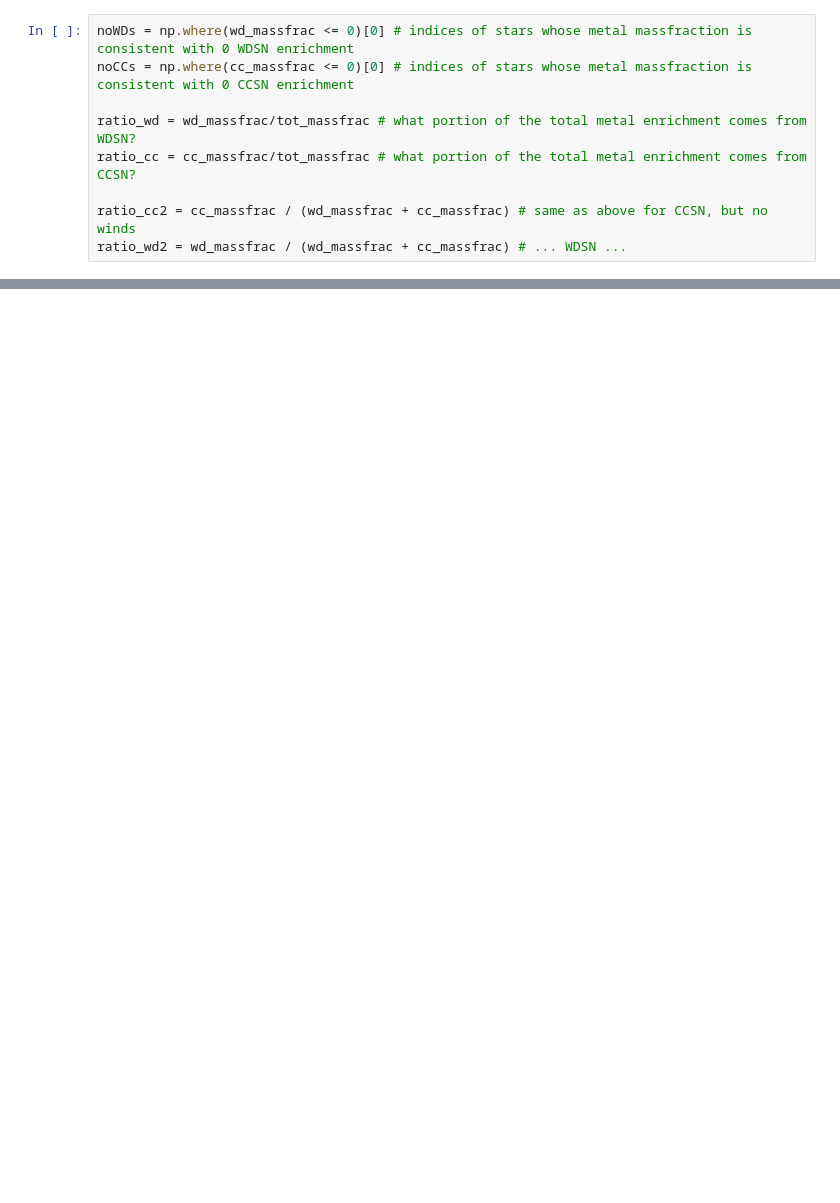
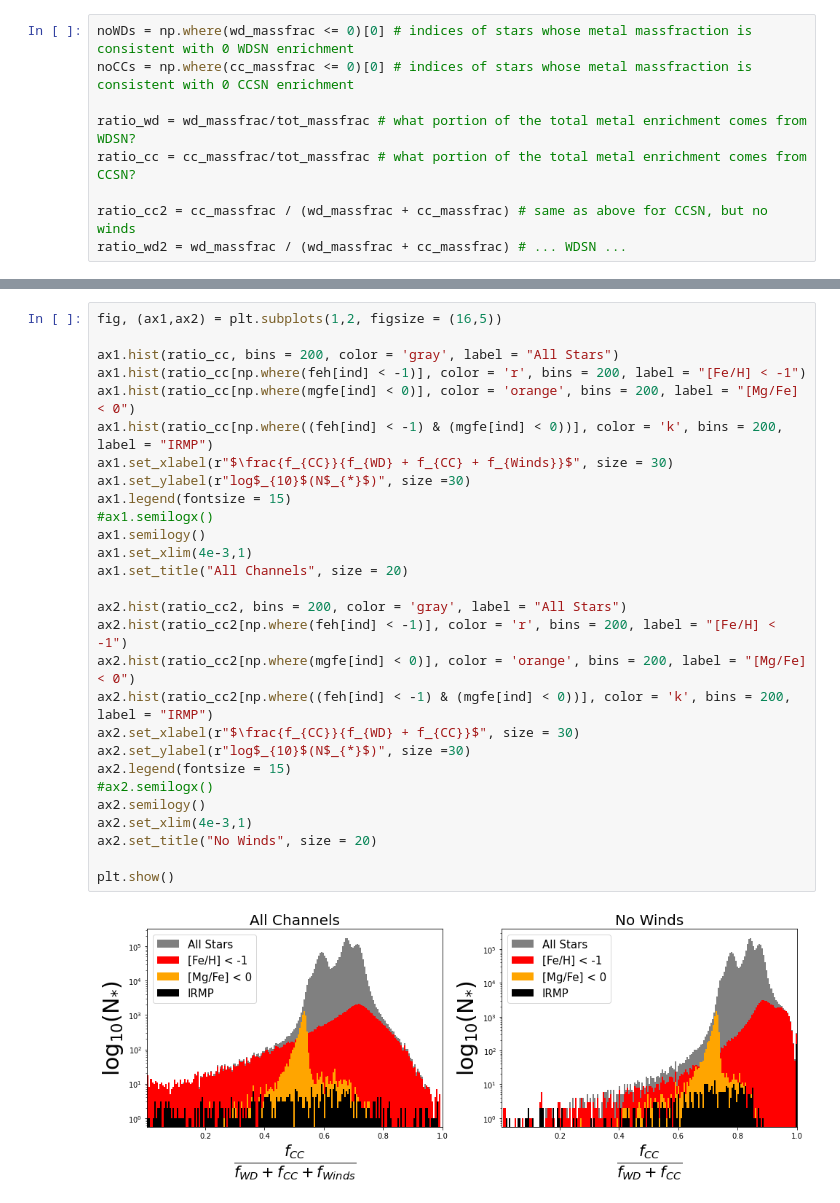
Before and after one commit to patelpb96/GizmoElementTracers, a Jupyter notebook: ElementTracer_Tutorial.ipynb, the cells around one changed output, grey strips where cells are left out. Drawn from its saved outputs; the diff is of its cells as text; blank space fills up the shorter version.

```diff
--- a/ElementTracer_Tutorial.ipynb
+++ b/ElementTracer_Tutorial.ipynb
@@ -560,0 +587,30 @@ plt.show()
+# %%
+fig, (ax1,ax2) = plt.subplots(1,2, figsize = (16,5))
+
+ax1.hist(ratio_cc, bins = 200, color = 'gray', label = "All Stars")
+ax1.hist(ratio_cc[np.where(feh[ind] < -1)], color = 'r', bins = 200, label = "[Fe/H] < -1")
+ax1.hist(ratio_cc[np.where(mgfe[ind] < 0)], color = 'orange', bins = 200, label = "[Mg/Fe] < 0")
+ax1.hist(ratio_cc[np.where((feh[ind] < -1) & (mgfe[ind] < 0))], color = 'k', bins = 200, label = "IRMP")
+ax1.set_xlabel(r"$\frac{f_{CC}}{f_{WD} + f_{CC} + f_{Winds}}$", size = 30)
+ax1.set_ylabel(r"log$_{10}$(N$_{*}$)", size =30)
+ax1.legend(fontsize = 15)
+#ax1.semilogx()
+ax1.semilogy()
+ax1.set_xlim(4e-3,1)
+ax1.set_title("All Channels", size = 20)
+
+ax2.hist(ratio_cc2, bins = 200, color = 'gray', label = "All Stars")
+ax2.hist(ratio_cc2[np.where(feh[ind] < -1)], color = 'r', bins = 200, label = "[Fe/H] < -1")
+ax2.hist(ratio_cc2[np.where(mgfe[ind] < 0)], color = 'orange', bins = 200, label = "[Mg/Fe] < 0")
+ax2.hist(ratio_cc2[np.where((feh[ind] < -1) & (mgfe[ind] < 0))], color = 'k', bins = 200, label = "IRMP")
+ax2.set_xlabel(r"$\frac{f_{CC}}{f_{WD} + f_{CC}}$", size = 30)
+ax2.set_ylabel(r"log$_{10}$(N$_{*}$)", size =30)
+ax2.legend(fontsize = 15)
+#ax2.semilogx()
+ax2.semilogy()
+ax2.set_xlim(4e-3,1)
+ax2.set_title("No Winds", size = 20)
+
+plt.show()
+# %% [output]
+[figure, added]
```
Also changed, not shown: parts of 29 cells of this notebook, 3 other files.
